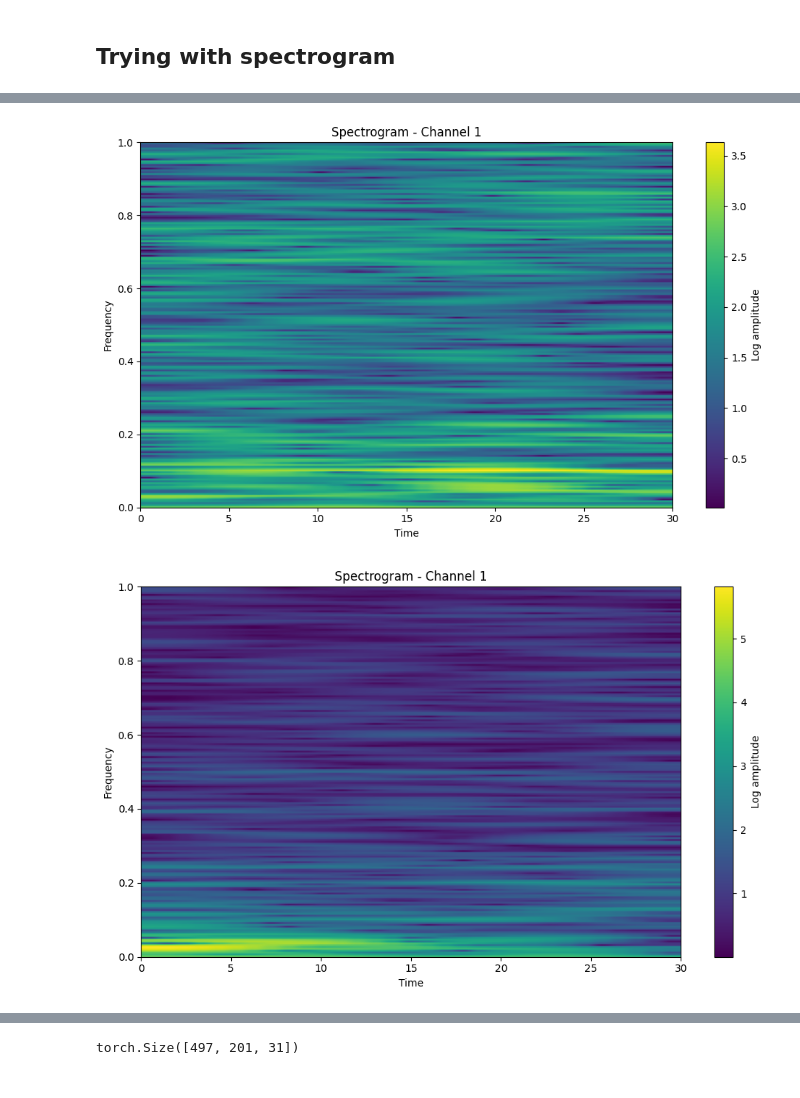
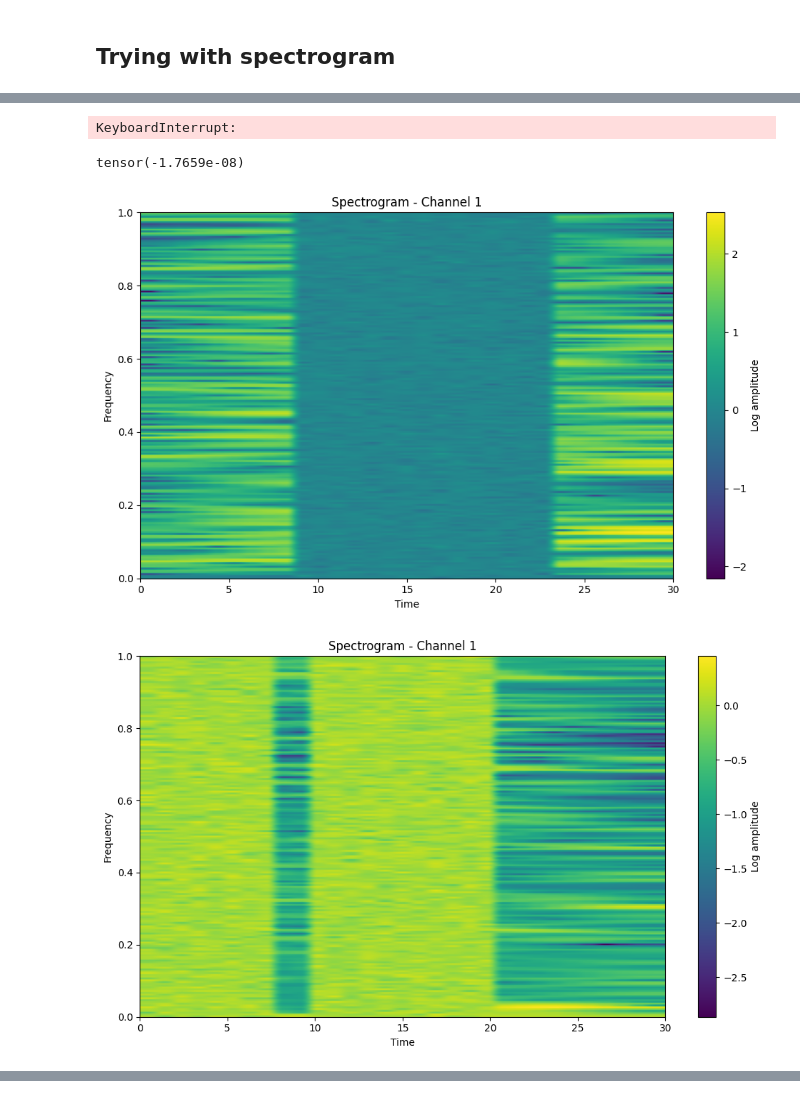
Before and after one commit to oscarninou/adl24-sleep-stage, a Jupyter notebook: random_projection_pretraing.ipynb, the cells around one changed output, grey strips where cells are left out. Drawn from its saved outputs; the diff is of its cells as text; code cells hidden in the pictures.

```diff
--- a/random_projection_pretraing.ipynb
+++ b/random_projection_pretraing.ipynb
@@ -555,12 +663,19 @@ class AttentionLSTM_spec(nn.Module):
 # %%
-xtrain, xvalid, ytrain, yvalid = np.load(filepath, allow_pickle = True)
-xtrain, xvalid = compute_spectrogram(xtrain, n_fft = 400, window=th.hann_window(400)),compute_spectrogram(xvalid,  n_fft = 400, window=th.hann_window(400))
-dataset_t = TensorDataset(xtrain, ytrain)
+
+mean = stft_train.mean(dim=(0, 2), keepdim=True)
+std = stft_train.std(dim=(0, 2), keepdim=True)
+# Normalize the tensor
+stft_train = (stft_train - mean) / std
+mean = stft_valid.mean(dim=(0, 2), keepdim=True)
+std = stft_valid.std(dim=(0, 2), keepdim=True)
+# Normalize the tensor
+stft_valid = (stft_valid - mean) / std
+dataset_t = TensorDataset(stft_train, ytrain)
 dataset_size = len(dataset_t)
 half_dataset_size = dataset_size // 2
 dataset_t1, dataset_t2 = random_split(dataset_t,  [half_dataset_size, dataset_size - half_dataset_size])
 train_loader = DataLoader(dataset_t1, batch_size= 500, shuffle=True)
-dataset_v = TensorDataset(xvalid, yvalid)
+dataset_v = TensorDataset(stft_valid, yvalid)
 dataset_size = len(dataset_v)
 half_dataset_size = dataset_size // 2
 dataset_v1, dataset_v2 = random_split(dataset_v,  [half_dataset_size, dataset_size - half_dataset_size])
@@ -657,16 +772,15 @@ def train(trainloader, validloader, model, epochs=10, lr=1e-3, device = 'cpu'):
 
     return train_losses, valid_losses, train_accuracies, valid_accuracies
 # %%
-device = 'cpu'
 model = BestRqFramework(encoder= encoder_spec,
                         num_temporal_dimension_reduction_steps=100,
                         input_feature_size=201,
                         encoder_hidden_size=150,
-                        num_code_books= 70,
+                        num_code_books= 20,
                         mask_time= 3,
                         stride_time=1,
                         random_state=6618181,
-                        mask_prob=0.01,
+                        mask_prob=0.1,
                         batch_size=400,
                         raw_signal= False,
                         device = device,
@@ -685,9 +792,22 @@ KeyboardInterrupt:
+# %%
+for inputs, labels in train_loader:
+    mean = inputs.mean(dim=(0, 2), keepdim=True)
+    std = inputs.std(dim=(0, 2), keepdim=True)
+
+    # Normalize the tensor
+    normalized_tensor = (inputs - mean) / std
+# %% [output]
+KeyboardInterrupt:
+# %%
+normalized_tensor.mean(dim)
+# %% [output]
+tensor(-1.7659e-08)
 # %%
 for inputs, labels in train_loader:
-    mask, a = mask_and_replace(inputs, mask_prob = 0.1, mask_time = 3, number_of_mask=4, device = device)
+    mask, a = mask_and_replace(inputs.unsqueeze(1), mask_prob = 1, mask_time = 6, number_of_mask=4, device = device)
 # %%
 for i in range(5):
-    plot_spectrogram(mask[i, :, :].unsqueeze(0).to('cpu'))
+    plot_spectrogram(mask[i, :, :].to('cpu'))
 # %% [output]
-[figure, old version]
+[figure, new version]
-[figure, old version]
+[figure, new version]
@@ -697,4 +816,0 @@ for i in range(5):
-# %%
-inputs.shape
-# %% [output]
-torch.Size([497, 201, 31])
```
Also changed, not shown: parts of 23 cells of this notebook, 5 other files.
